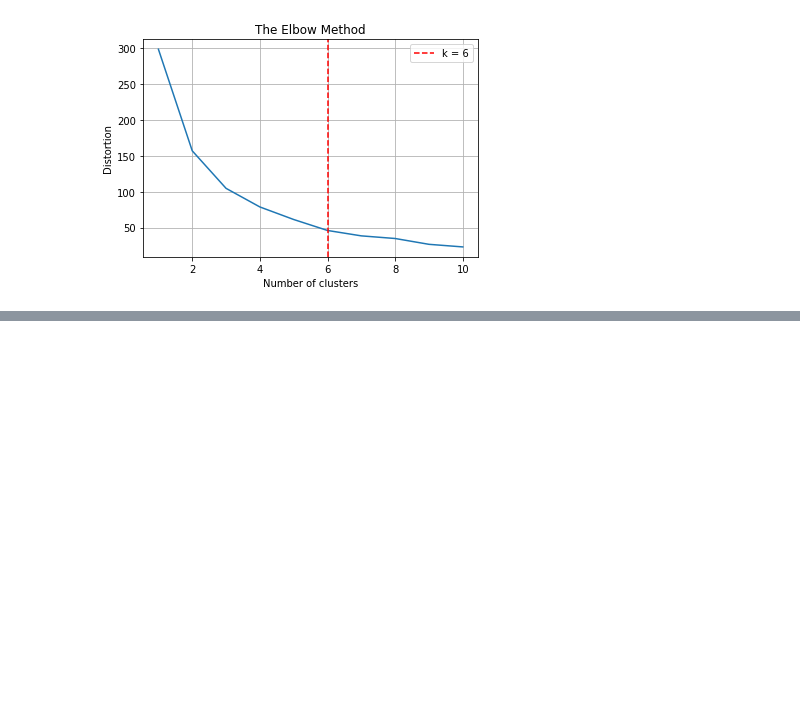
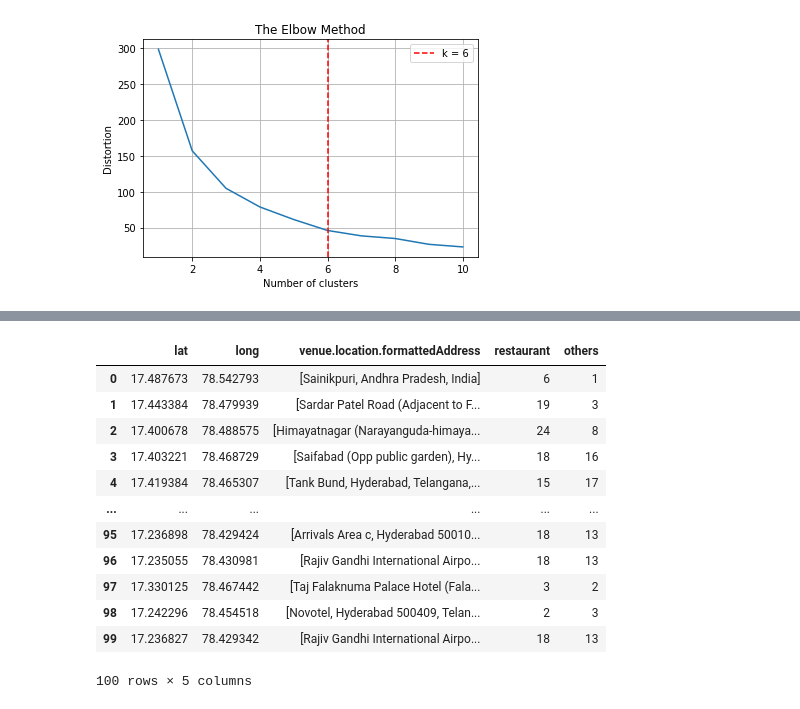
Before and after one commit to NiviShukla/Geolocational-Analysis, a Jupyter notebook: Task_1.ipynb, the cells around one changed output, grey strips where cells are left out. Cells and saved outputs as stored; diff of their text form; code cells hidden in the pictures; blank space fills up the shorter version.

```diff
--- a/Task_1.ipynb
+++ b/Task_1.ipynb
@@ -73,0 +212,10 @@ plt.show()
+# %%
+n=nearby_venues.drop(['referralId', 'reasons.count', 'reasons.items', 'venue.id',
+       'venue.name',
+       'venue.location.labeledLatLngs', 'venue.location.distance',
+       'venue.location.cc',
+       'venue.categories', 'venue.photos.count', 'venue.photos.groups',
+       'venue.location.crossStreet', 'venue.location.address','venue.location.city',
+       'venue.location.state', 'venue.location.crossStreet',
+       'venue.location.neighborhood',	'venue.venuePage.id',
+       'venue.location.postalCode','venue.location.country'],axis=1)
@@ -73,0 +228,18 @@ plt.show()
+# %%
+n=n.dropna()
+n = n.rename(columns={'venue.location.lat': 'lat', 'venue.location.lng': 'long'})
+n
+# %% [output]
+|  | lat | long | venue.location.formattedAddress | restaurant | others |
+| 0 | 17.487673 | 78.542793 | [Sainikpuri, Andhra Pradesh, India] | 6 | 1 |
+| 1 | 17.443384 | 78.479939 | [Sardar Patel Road (Adjacent to F... | 19 | 3 |
+| 2 | 17.400678 | 78.488575 | [Himayatnagar (Narayanguda-himaya... | 24 | 8 |
+| 3 | 17.403221 | 78.468729 | [Saifabad (Opp public garden), Hy... | 18 | 16 |
+| 4 | 17.419384 | 78.465307 | [Tank Bund, Hyderabad, Telangana,... | 15 | 17 |
+| ... | ... | ... | ... | ... | ... |
+| 95 | 17.236898 | 78.429424 | [Arrivals Area c, Hyderabad 50010... | 18 | 13 |
+| 96 | 17.235055 | 78.430981 | [Rajiv Gandhi International Airpo... | 18 | 13 |
+| 97 | 17.330125 | 78.467442 | [Taj Falaknuma Palace Hotel (Fala... | 3 | 2 |
+| 98 | 17.242296 | 78.454518 | [Novotel, Hyderabad 500409, Telan... | 2 | 3 |
+| 99 | 17.236827 | 78.429342 | [Rajiv Gandhi International Airpo... | 18 | 13 |
+100 rows × 5 columns
```
Also changed, not shown: parts of 10 cells of this notebook.
